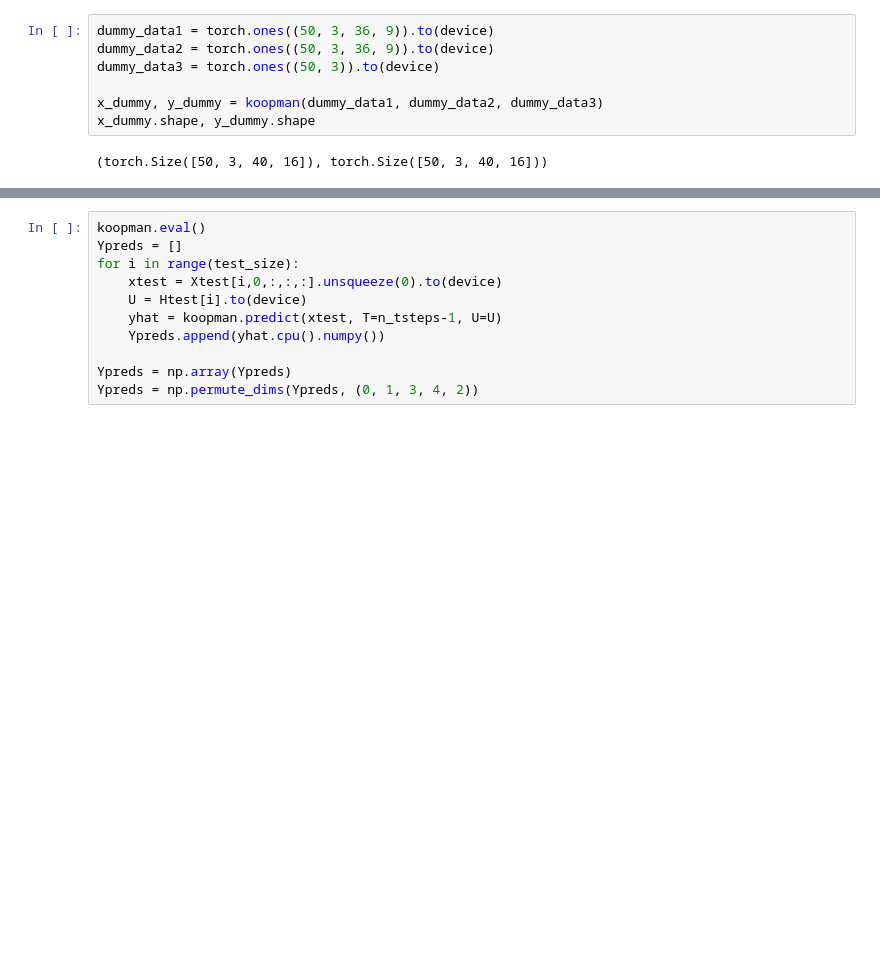
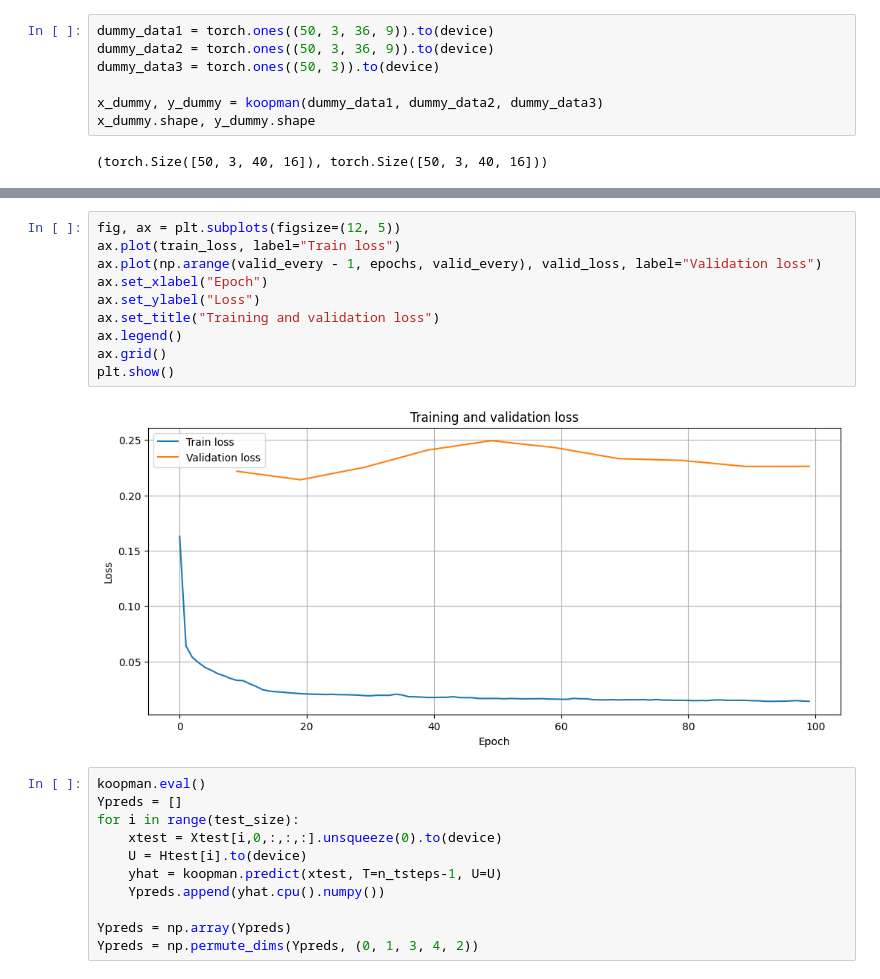
Before and after one commit to cmt-dtu-energy/koopman-magnetics, a Jupyter notebook: nbs/KoopmanAECNN_debug.ipynb, the cells around one changed output, grey strips where cells are left out. Drawn from its saved outputs; the diff is of its cells as text; blank space fills up the shorter version.

```diff
--- a/nbs/KoopmanAECNN_debug.ipynb
+++ b/nbs/KoopmanAECNN_debug.ipynb
@@ -443,3 +495,15 @@ Epoch 100, Training loss: 0.0323, Validation Loss: 0.2245
+# %%
+fig, ax = plt.subplots(figsize=(12, 5))
+ax.plot(train_loss, label="Train loss")
+ax.plot(np.arange(valid_every - 1, epochs, valid_every), valid_loss, label="Validation loss")
+ax.set_xlabel("Epoch")
+ax.set_ylabel("Loss")
+ax.set_title("Training and validation loss")
+ax.legend()
+ax.grid()
+plt.show()
+# %% [output]
+[figure, added]
 # %%
 koopman.eval()
 Ypreds = []
```
Also changed, not shown: parts of 12 cells of this notebook.
